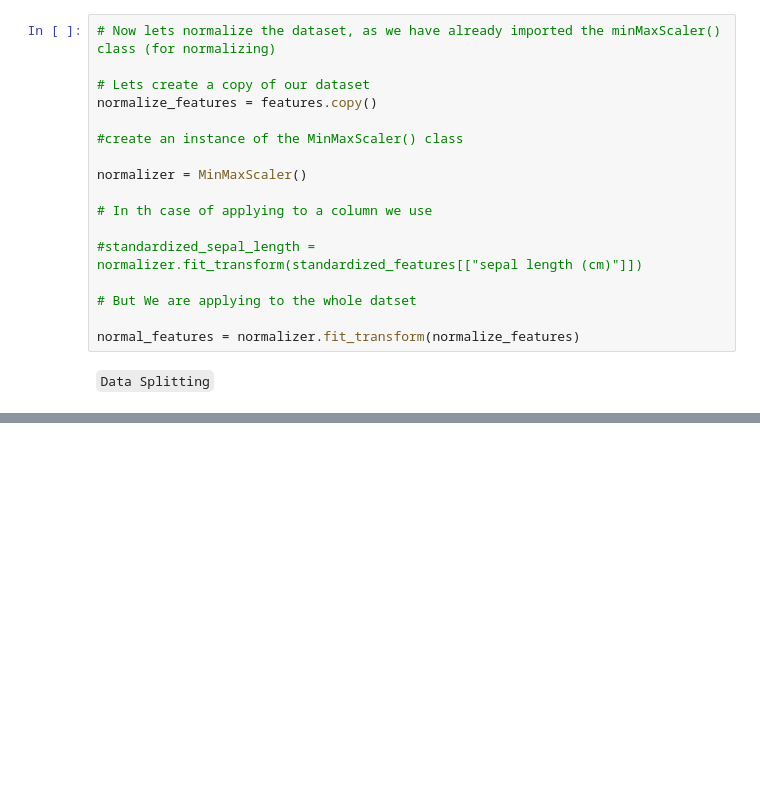
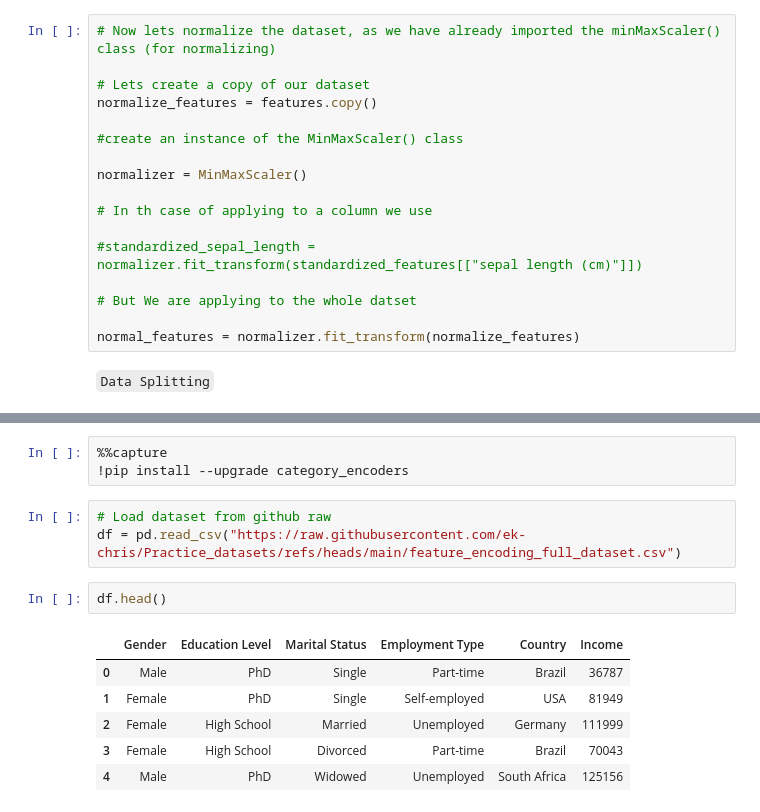
Before and after one commit to RIDOX-AIeNG/BACKEND-AI, a Jupyter notebook: Backend/CA_DATA_PREPROCESSING.ipynb, the cells around one changed output, grey strips where cells are left out. Saved outputs shown, nothing was run; the diff lists cells and outputs as text; blank space fills up the shorter version.

```diff
--- a/Backend/CA_DATA_PREPROCESSING.ipynb
+++ b/Backend/CA_DATA_PREPROCESSING.ipynb
@@ -247,0 +383,15 @@ normal_features = normalizer.fit_transform(normalize_features)
+# %%
+%%capture
+!pip install --upgrade category_encoders
+# %%
+# Load dataset from github raw
+df = pd.read_csv("https://raw.githubusercontent.com/ek-chris/Practice_datasets/refs/heads/main/feature_encoding_full_dataset.csv")
+# %%
+df.head()
+# %% [output]
+|  | Gender | Education Level | Marital Status | Employment Type | Country | Income |
+| 0 | Male | PhD | Single | Part-time | Brazil | 36787 |
+| 1 | Female | PhD | Single | Self-employed | USA | 81949 |
+| 2 | Female | High School | Married | Unemployed | Germany | 111999 |
+| 3 | Female | High School | Divorced | Part-time | Brazil | 70043 |
+| 4 | Male | PhD | Widowed | Unemployed | South Africa | 125156 |
```
Also changed, not shown: parts of 17 cells of this notebook, 1 other file.
